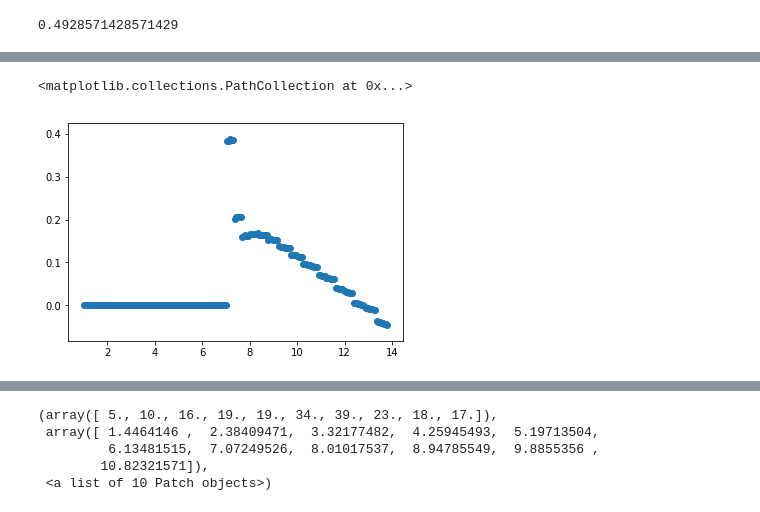
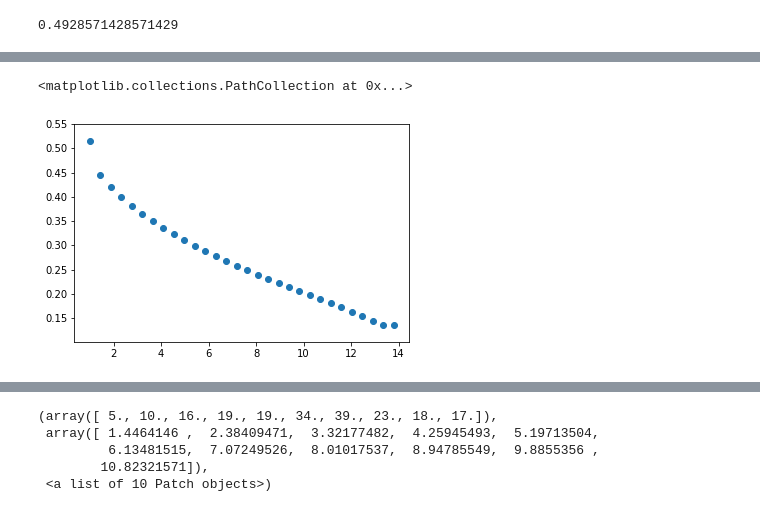
Before and after one commit to oliverphilcox/ChempyMulti, a Jupyter notebook: Jupyter/TNGv2/TNG-Evoln-Plot.ipynb, the cells around one changed output, grey strips where cells are left out. Cells and saved outputs as stored; diff of their text form; code cells hidden in the pictures.

```diff
--- a/Jupyter/TNGv2/TNG-Evoln-Plot.ipynb
+++ b/Jupyter/TNGv2/TNG-Evoln-Plot.ipynb
@@ -112,15 +112,15 @@ import tqdm, time
 from scipy.stats import norm,uniform
 from Chempy.cem_function import single_timestep_chempy
 
-N_samples = 200
+N_samples = 100
 
-sampled_tng_times = np.linspace(1.,13.8,N_samples)#np.random.choice(timesTNG[timesTNG>1.],size=N_samples,replace=False,p=massesTNG/np.sum(massesTNG))
+sampled_tng_times = np.random.choice(timesTNG[timesTNG>1.],size=N_samples,replace=False,p=massesTNG/np.sum(massesTNG))
 widths = np.asarray([0.,0.,0.3,0.1,0.1,0.3])#,0.1,0.])
 priors = [-2.3,-2.89,-0.3,0.55,0.5,0.5]#,1.5,0.]
 all_abuns=[]
 all_pars=[]
 
-for ind in range(1):
+for ind in range(5):
     all_params=np.zeros([N_samples,len(priors)+1])
     for i in range(len(all_params)):
         all_params[i,:-1]=priors
@@ -227,5 +248,5 @@ plt.hist(np.asarray(all_abuns[0])[:,4],bins=100);
 # %%
-plt.scatter(np.asarray(all_pars[0])[:,-1],np.asarray(all_abuns[0])[:,0])
+plt.scatter(np.asarray(all_pars[0])[:,-1],np.asarray(all_abuns[0])[:,4])
 # %% [output]
 <matplotlib.collections.PathCollection at 0x...>
-[figure, old version]
+[figure, new version]
```
Also changed, not shown: parts of 6 cells of this notebook, 4 other files.
